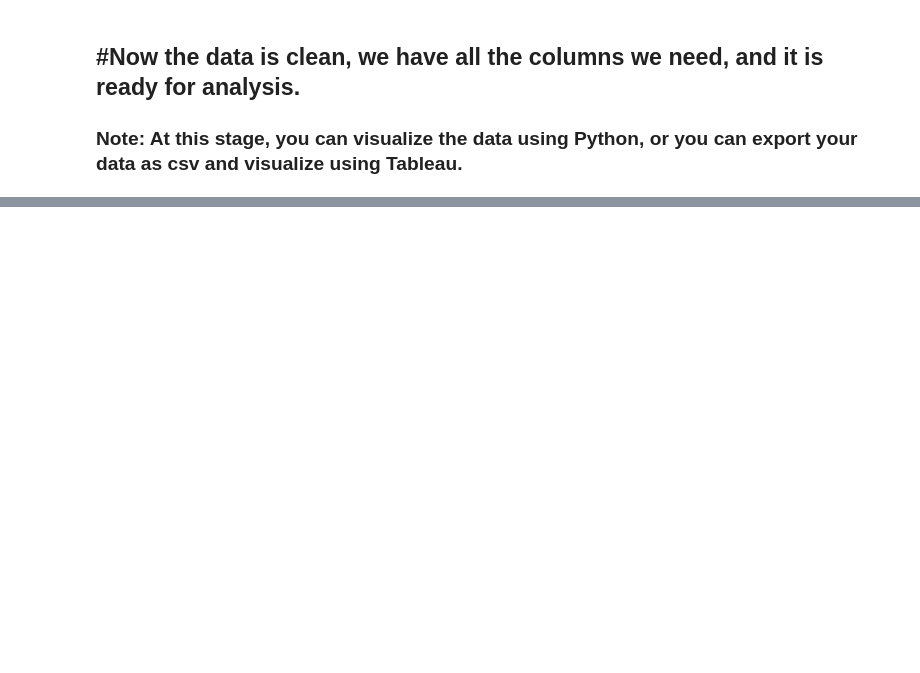
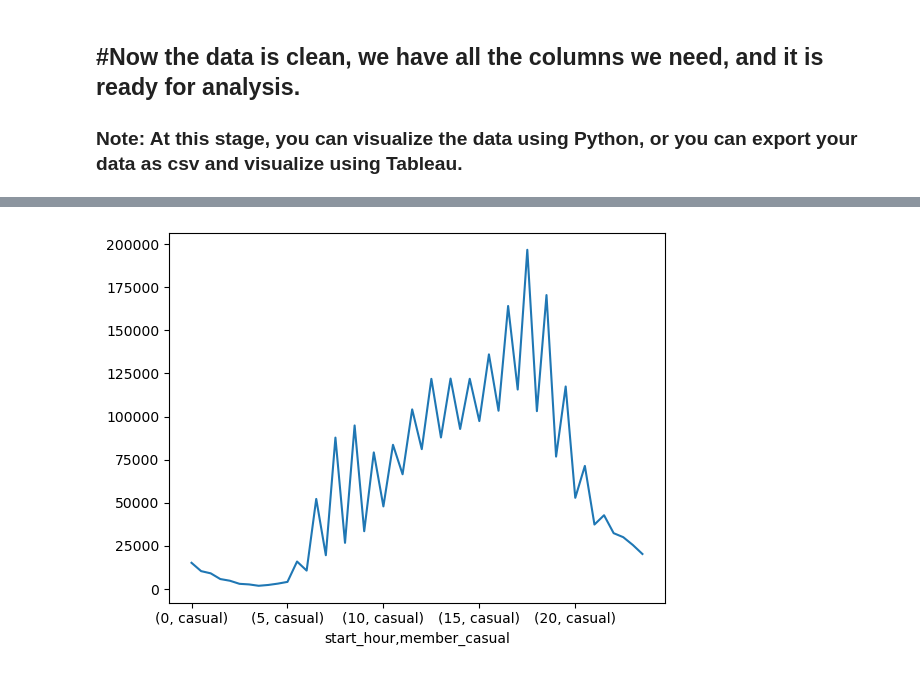
Before and after one commit to VMuange/Cyclistic-Project-with-Python, a Jupyter notebook: Cyclistic Bikeshare with Python.ipynb, the cells around one changed output, grey strips where cells are left out. Drawn from its saved outputs; the diff is of its cells as text; code cells hidden in the pictures; blank space fills up the shorter version.

```diff
--- a/Cyclistic Bikeshare with Python.ipynb
+++ b/Cyclistic Bikeshare with Python.ipynb
@@ -243,3 +302,3 @@ Viz_2
 # %%
-#Viz_3 = Main_df.groupby(['start_hour']).count()['ride_id']
-#Viz_3
+# Extract data to show total rides by the hour of the day bwtween members and casuals.
+Viz_3 = Main_df.groupby(['start_hour', 'member_casual']).count()['ride_id']
@@ -245,0 +326,4 @@ Viz_2
+# %%
+lines = Viz_3.plot.line(x='start_hour', y='ride_id')
+# %% [output]
+[figure, added]
```
Also changed, not shown: parts of 20 cells of this notebook.
